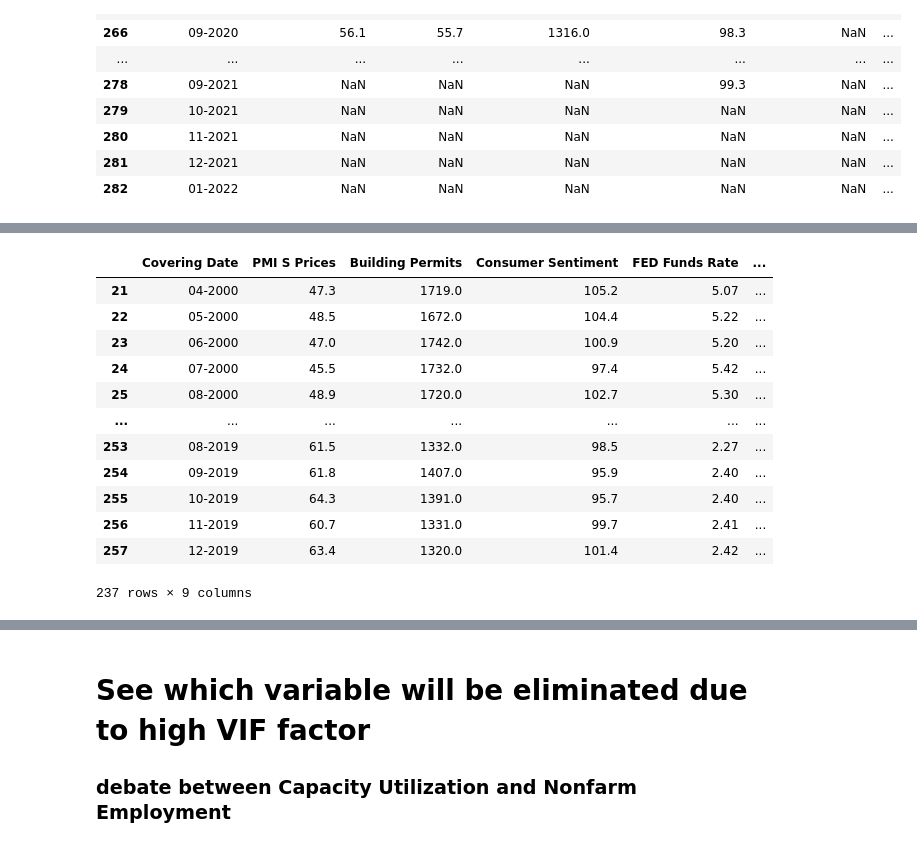
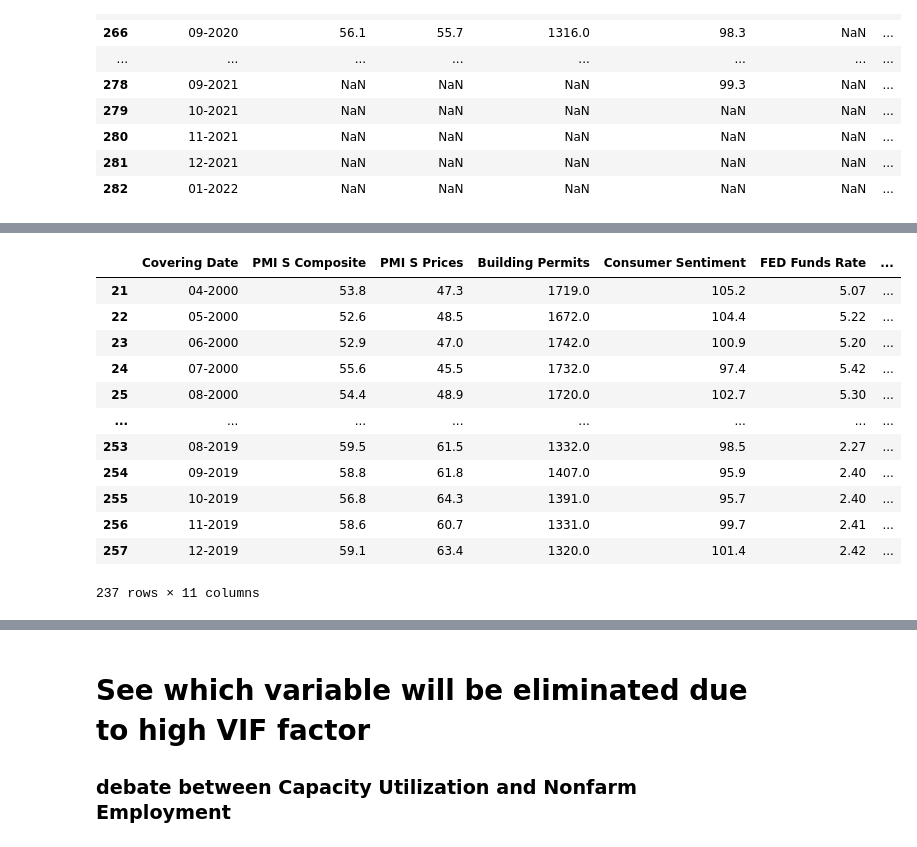
Before and after one commit to git-filip/US_Core_Inflation_Forecast, a Jupyter notebook: IPYNB Files/US Core Inflation Forecast - pre machine learning, excluding covid period data.ipynb, the cells around one changed output, grey strips where cells are left out. Saved outputs shown, nothing was run; the diff lists cells and outputs as text; code cells hidden in the pictures.

```diff
--- a/IPYNB Files/US Core Inflation Forecast - pre machine learning, excluding covid period data.ipynb
+++ b/IPYNB Files/US Core Inflation Forecast - pre machine learning, excluding covid period data.ipynb
@@ -366,24 +366,21 @@ plt.tight_layout()
 [interactive output not drawn]
 # %%
 data_ml = data_final.dropna()
-
-# dropping columns with high multi-colinearity tests performed bellow
-data_ml = data_ml.drop(columns=['Capacity Utilization','PMI S Composite'])
 data_ml
 # %% [output]
-|  | Covering Date | PMI S Prices | Building Permits | Consumer Sentiment | FED Funds Rate | ... |
-| 21 | 04-2000 | 47.3 | 1719.0 | 105.2 | 5.07 | ... |
-| 22 | 05-2000 | 48.5 | 1672.0 | 104.4 | 5.22 | ... |
-| 23 | 06-2000 | 47.0 | 1742.0 | 100.9 | 5.20 | ... |
-| 24 | 07-2000 | 45.5 | 1732.0 | 97.4 | 5.42 | ... |
-| 25 | 08-2000 | 48.9 | 1720.0 | 102.7 | 5.30 | ... |
-| ... | ... | ... | ... | ... | ... | ... |
-| 253 | 08-2019 | 61.5 | 1332.0 | 98.5 | 2.27 | ... |
-| 254 | 09-2019 | 61.8 | 1407.0 | 95.9 | 2.40 | ... |
-| 255 | 10-2019 | 64.3 | 1391.0 | 95.7 | 2.40 | ... |
-| 256 | 11-2019 | 60.7 | 1331.0 | 99.7 | 2.41 | ... |
-| 257 | 12-2019 | 63.4 | 1320.0 | 101.4 | 2.42 | ... |
+|  | Covering Date | PMI S Composite | PMI S Prices | Building Permits | Consumer Sentiment | FED Funds Rate | ... |
+| 21 | 04-2000 | 53.8 | 47.3 | 1719.0 | 105.2 | 5.07 | ... |
+| 22 | 05-2000 | 52.6 | 48.5 | 1672.0 | 104.4 | 5.22 | ... |
+| 23 | 06-2000 | 52.9 | 47.0 | 1742.0 | 100.9 | 5.20 | ... |
+| 24 | 07-2000 | 55.6 | 45.5 | 1732.0 | 97.4 | 5.42 | ... |
+| 25 | 08-2000 | 54.4 | 48.9 | 1720.0 | 102.7 | 5.30 | ... |
+| ... | ... | ... | ... | ... | ... | ... | ... |
+| 253 | 08-2019 | 59.5 | 61.5 | 1332.0 | 98.5 | 2.27 | ... |
+| 254 | 09-2019 | 58.8 | 61.8 | 1407.0 | 95.9 | 2.40 | ... |
+| 255 | 10-2019 | 56.8 | 64.3 | 1391.0 | 95.7 | 2.40 | ... |
+| 256 | 11-2019 | 58.6 | 60.7 | 1331.0 | 99.7 | 2.41 | ... |
+| 257 | 12-2019 | 59.1 | 63.4 | 1320.0 | 101.4 | 2.42 | ... |
-237 rows × 9 columns
+237 rows × 11 columns
 # %%
 # multi-collinearity tests
 
```
Also changed, not shown: parts of 5 cells of this notebook, 1 other file.
